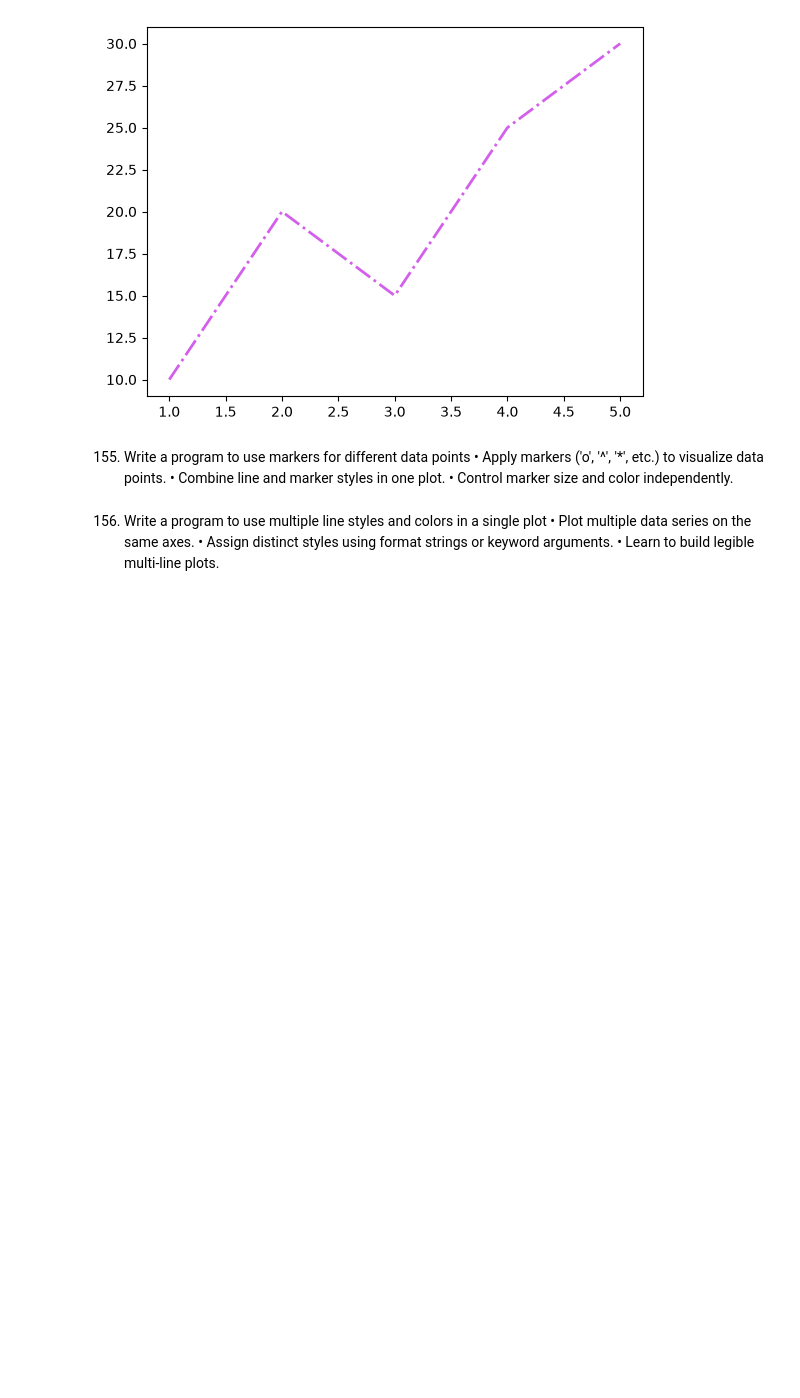
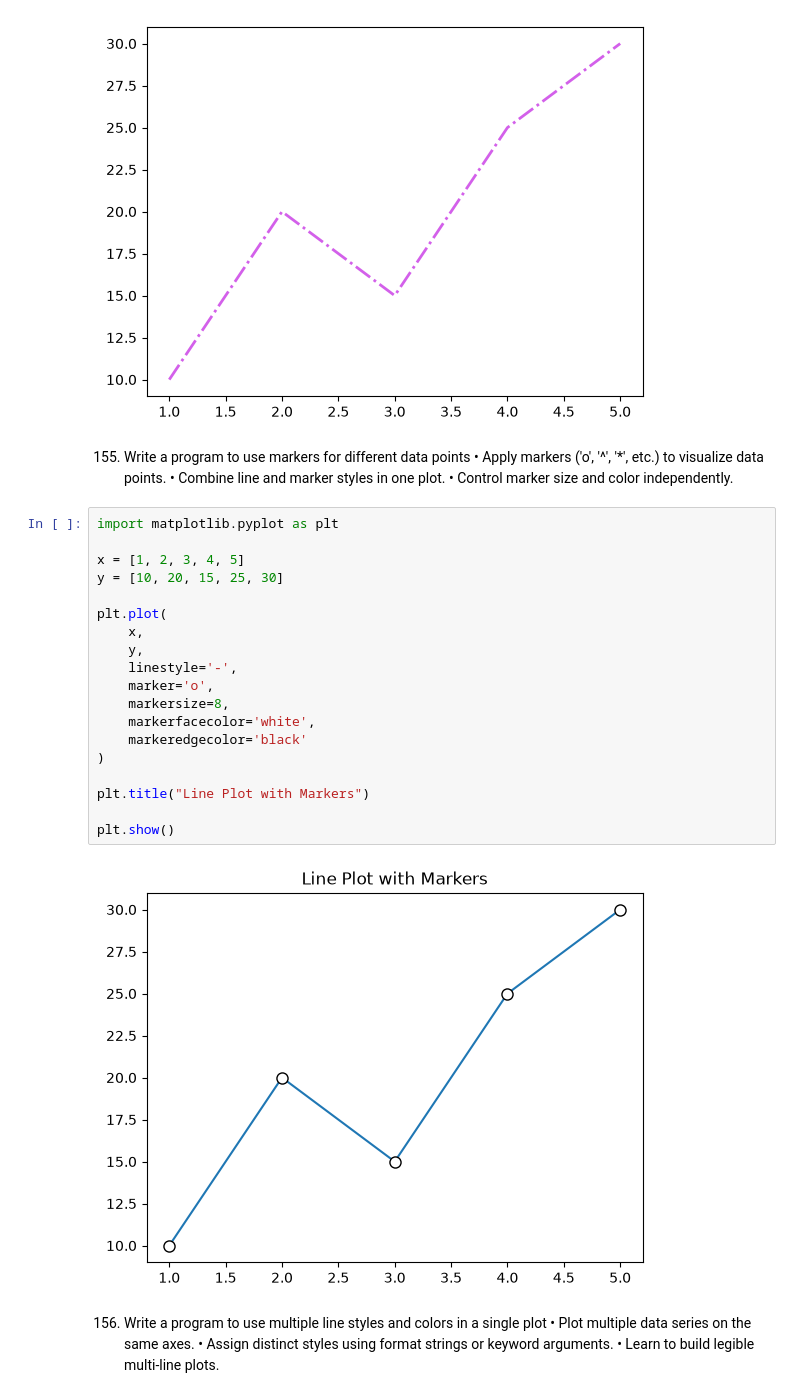
Before and after one commit to NiyatiRaiyani/25AIML060-PYTHON, a Jupyter notebook: Lab-25 Practical 11.ipynb, the cells around one changed output. Drawn from its saved outputs; the diff is of its cells as text; blank space fills up the shorter version.

```diff
--- a/Lab-25 Practical 11.ipynb
+++ b/Lab-25 Practical 11.ipynb
@@ -453,6 +449,27 @@ plt.show()
 • Apply markers ('o', '^', '*', etc.) to visualize data points.
 • Combine line and marker styles in one plot.
 • Control marker size and color independently.
+# %%
+import matplotlib.pyplot as plt
+
+x = [1, 2, 3, 4, 5]
+y = [10, 20, 15, 25, 30]
+
+plt.plot(
+    x,
+    y,
+    linestyle='-',
+    marker='o',
+    markersize=8,
+    markerfacecolor='white',
+    markeredgecolor='black'
+)
+
+plt.title("Line Plot with Markers")
+
+plt.show()
+# %% [output]
+[figure, added]
 # %% [markdown]
 156. Write a program to use multiple line styles and colors in a single plot
 • Plot multiple data series on the same axes.
```
Also changed, not shown: parts of 5 cells of this notebook.
